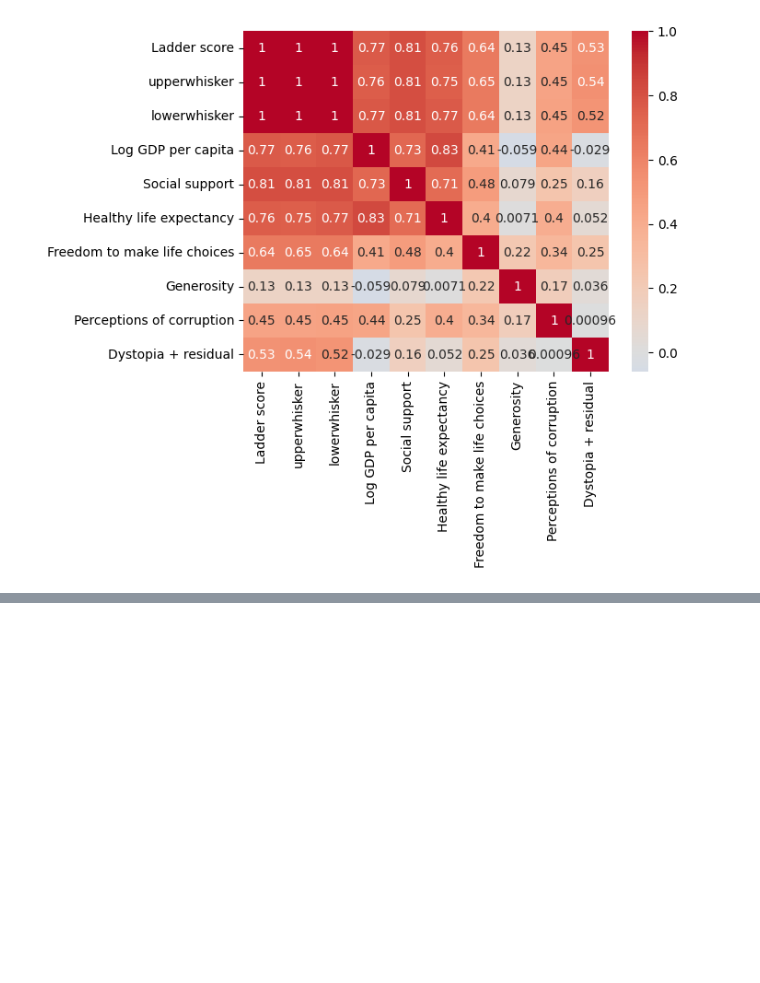
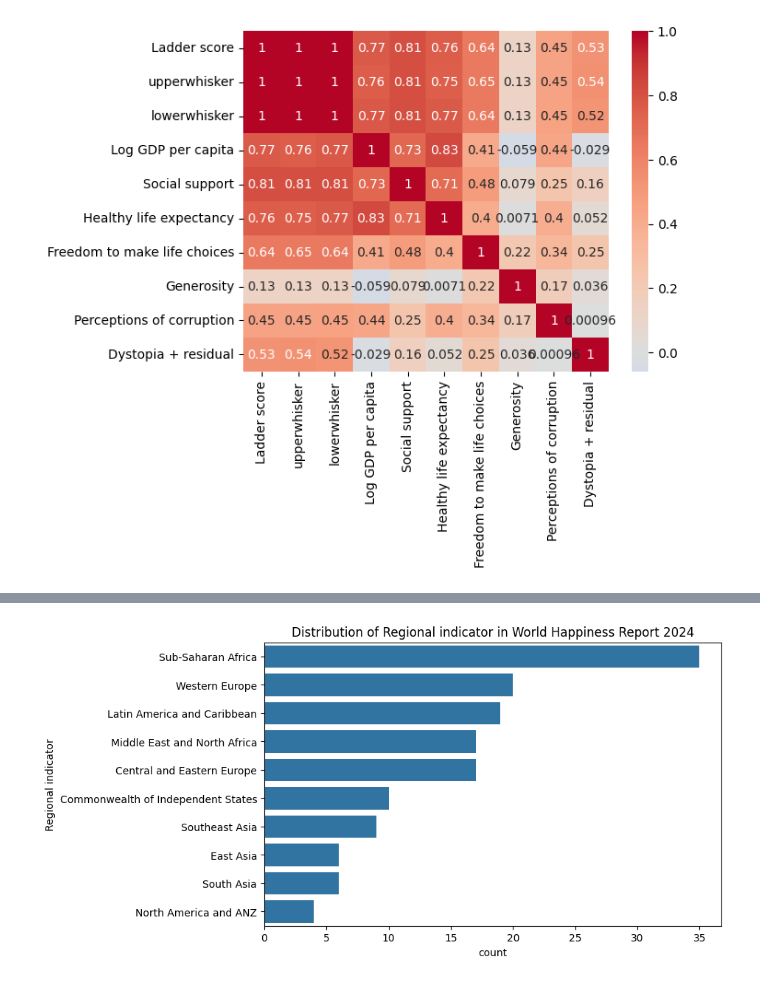
Before and after one commit to CNSM97/portfolio_project, a Jupyter notebook: notebooks/01_exploration.ipynb, the cells around one changed output, grey strips where cells are left out. Saved outputs shown, nothing was run; the diff lists cells and outputs as text; code cells hidden in the pictures; blank space fills up the shorter version.

```diff
--- a/notebooks/01_exploration.ipynb
+++ b/notebooks/01_exploration.ipynb
@@ -150,0 +200,10 @@ display(df_all_years.head())
+# %%
+# Distribution of Regional indicator
+
+plt.figure(figsize=(8,5))
+order = df_2024['Regional indicator'].value_counts().index
+sns.countplot(y=df_2024['Regional indicator'], order=order)
+plt.title('Distribution of Regional indicator in World Happiness Report 2024')
+plt.show()
+# %% [output]
+[figure, added]
```
Also changed, not shown: parts of 10 cells of this notebook.
